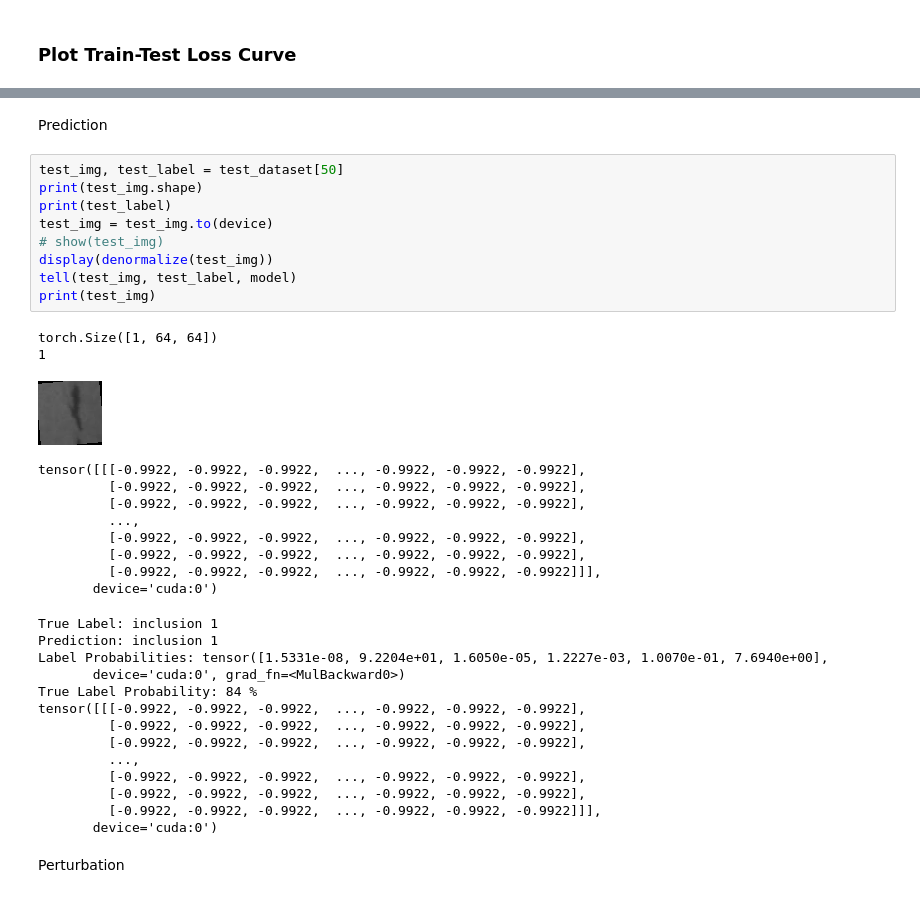
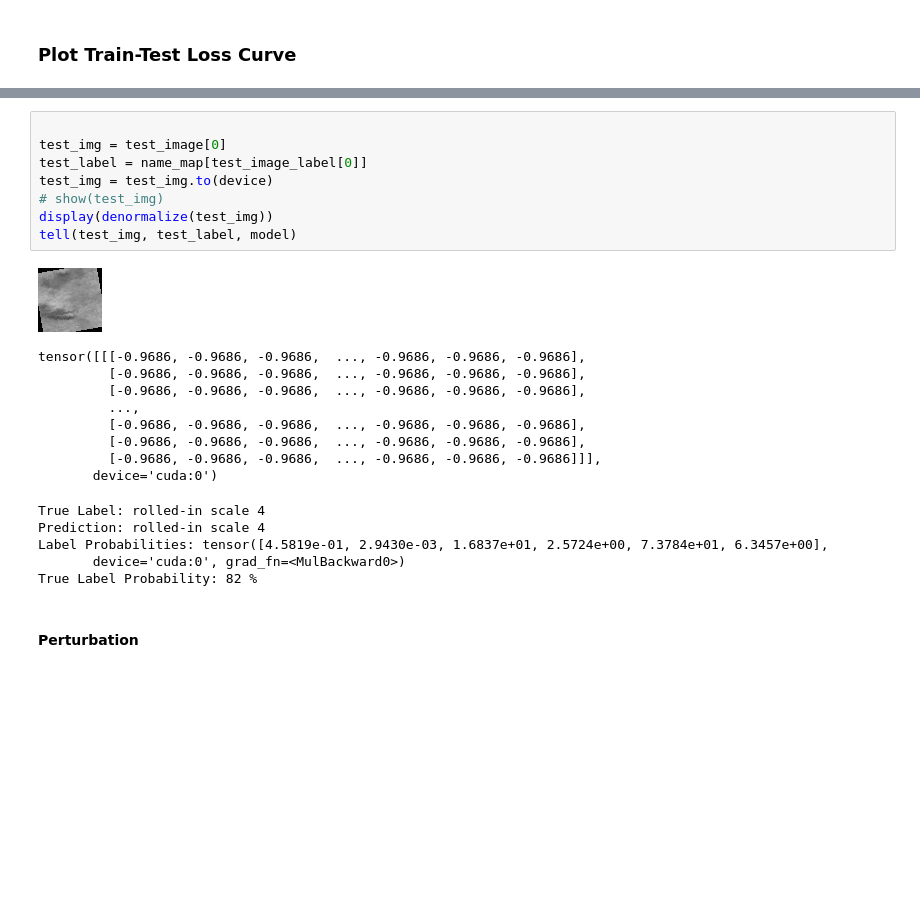
Before and after one commit to Autonoship/Ship-Monitoring-Fault-Diagnosis, a Jupyter notebook: One-Pixel-Attack/OnePixelAttack.ipynb, the cells around one changed output, grey strips where cells are left out. Cells and saved outputs as stored; diff of their text form; blank space fills up the shorter version.

```diff
--- a/One-Pixel-Attack/OnePixelAttack.ipynb
+++ b/One-Pixel-Attack/OnePixelAttack.ipynb
@@ -493,41 +452,28 @@ def tell(image, label, model, target_label=None):
-# %% [markdown]
-Prediction
 # %%
-test_img, test_label = test_dataset[50]
-print(test_img.shape)
-print(test_label)
+
+test_img = test_image[0]
+test_label = name_map[test_image_label[0]]
 test_img = test_img.to(device)
 # show(test_img)
 display(denormalize(test_img))
 tell(test_img, test_label, model)
-print(test_img)
 # %% [output]
+[figure, new version]
-torch.Size([1, 64, 64])
-1
+tensor([[[-0.9686, -0.9686, -0.9686,  ..., -0.9686, -0.9686, -0.9686],
+         [-0.9686, -0.9686, -0.9686,  ..., -0.9686, -0.9686, -0.9686],
+         [-0.9686, -0.9686, -0.9686,  ..., -0.9686, -0.9686, -0.9686],
+         ...,
+         [-0.9686, -0.9686, -0.9686,  ..., -0.9686, -0.9686, -0.9686],
+         [-0.9686, -0.9686, -0.9686,  ..., -0.9686, -0.9686, -0.9686],
+         [-0.9686, -0.9686, -0.9686,  ..., -0.9686, -0.9686, -0.9686]]],
+       device='cuda:0')
-[figure, old version]
-tensor([[[-0.9922, -0.9922, -0.9922,  ..., -0.9922, -0.9922, -0.9922],
-         [-0.9922, -0.9922, -0.9922,  ..., -0.9922, -0.9922, -0.9922],
-         [-0.9922, -0.9922, -0.9922,  ..., -0.9922, -0.9922, -0.9922],
-         ...,
-         [-0.9922, -0.9922, -0.9922,  ..., -0.9922, -0.9922, -0.9922],
-         [-0.9922, -0.9922, -0.9922,  ..., -0.9922, -0.9922, -0.9922],
-         [-0.9922, -0.9922, -0.9922,  ..., -0.9922, -0.9922, -0.9922]]],
-       device='cuda:0')
+True Label: rolled-in scale 4
+Prediction: rolled-in scale 4
+Label Probabilities: tensor([4.5819e-01, 2.9430e-03, 1.6837e+01, 2.5724e+00, 7.3784e+01, 6.3457e+00],
+       device='cuda:0', grad_fn=<MulBackward0>)
+True Label Probability: 82 %
-True Label: inclusion 1
-Prediction: inclusion 1
-Label Probabilities: tensor([1.5331e-08, 9.2204e+01, 1.6050e-05, 1.2227e-03, 1.0070e-01, 7.6940e+00],
-       device='cuda:0', grad_fn=<MulBackward0>)
-True Label Probability: 84 %
-tensor([[[-0.9922, -0.9922, -0.9922,  ..., -0.9922, -0.9922, -0.9922],
-         [-0.9922, -0.9922, -0.9922,  ..., -0.9922, -0.9922, -0.9922],
-         [-0.9922, -0.9922, -0.9922,  ..., -0.9922, -0.9922, -0.9922],
-         ...,
-         [-0.9922, -0.9922, -0.9922,  ..., -0.9922, -0.9922, -0.9922],
-         [-0.9922, -0.9922, -0.9922,  ..., -0.9922, -0.9922, -0.9922],
-         [-0.9922, -0.9922, -0.9922,  ..., -0.9922, -0.9922, -0.9922]]],
-       device='cuda:0')
-# %% [markdown]
-Perturbation
+# %% [markdown]
+#### Perturbation
 # %%
 from IPython.display import Image
 def perturb(p, img):
```
Also changed, not shown: parts of 26 cells of this notebook.
